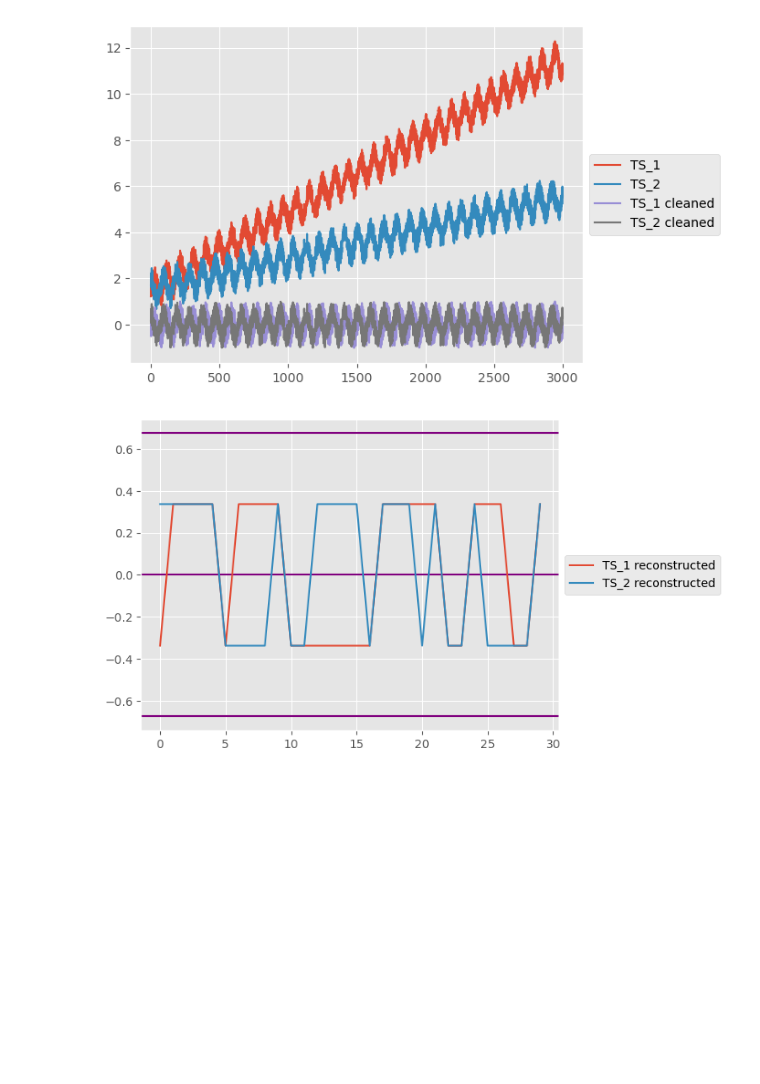
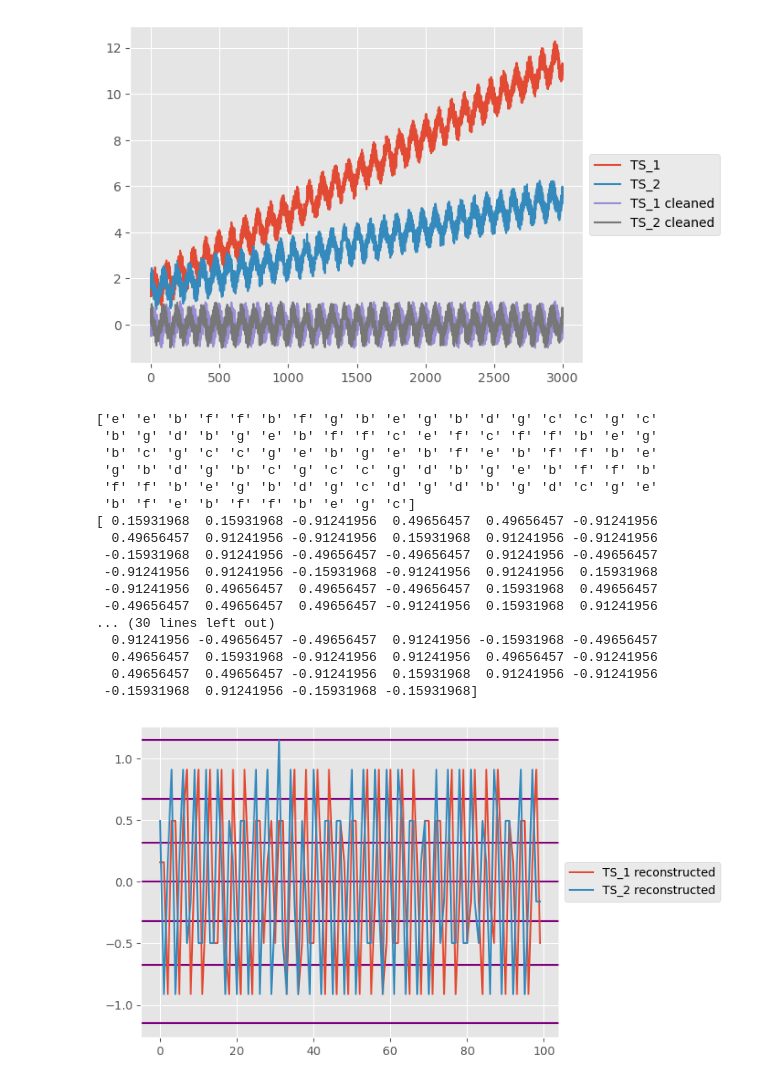
Before and after one commit to KlaraGtknst/TSDM_WS23_34, a Jupyter notebook: Exercise_03_representation.ipynb, the cells around one changed output. Drawn from its saved outputs; the diff is of its cells as text; code cells hidden in the pictures; blank space fills up the shorter version.

Commit message:
fix: more windows for better usage of SAX symbols

```diff
--- a/Exercise_03_representation.ipynb
+++ b/Exercise_03_representation.ipynb
@@ -405,26 +405,44 @@ plt.show()
 [figure]
 # %%
 # Apply the SAX to the cleaned time series and plot them
-# TODO: values only two options?
-sax = SAX(4, n_sections=N_SECTIONS)
+
+sax = SAX(8, n_sections=100)
+# if n_sections = # windows = 30: the windows are too big and the average is equal for all windows -> only few SAX values are used
 sax.fit(cleaned_yy) # TS_1
 yy_transformed = sax.transform(cleaned_yy)
 yy_recon = sax.reconstruct(yy_transformed)
 for i in sax.breakpoints:
     plt.axhline(i, c="red")
 sax.fit(cleaned_bb) # TS_2
 bb_transformed = sax.transform(cleaned_bb)
 bb_recon = sax.reconstruct(bb_transformed)
 for i in sax.breakpoints:
     plt.axhline(i, c="blue", alpha=0.5)
 
 # print(yy_transformed)
 # print(yy_recon)
 # print(bb_transformed)
 # print(bb_recon)
 plt.plot(yy_recon, label='TS_1 reconstructed')
 plt.plot(bb_recon, label='TS_2 reconstructed')
 plt.legend(loc='center left', bbox_to_anchor=(1, 0.5))
 plt.show()
 # %% [output]
+['e' 'e' 'b' 'f' 'f' 'b' 'f' 'g' 'b' 'e' 'g' 'b' 'd' 'g' 'c' 'c' 'g' 'c'
+ 'b' 'g' 'd' 'b' 'g' 'e' 'b' 'f' 'f' 'c' 'e' 'f' 'c' 'f' 'f' 'b' 'e' 'g'
+ 'b' 'c' 'g' 'c' 'c' 'g' 'e' 'b' 'g' 'e' 'b' 'f' 'e' 'b' 'f' 'f' 'b' 'e'
+ 'g' 'b' 'd' 'g' 'b' 'c' 'g' 'c' 'c' 'g' 'd' 'b' 'g' 'e' 'b' 'f' 'f' 'b'
+ 'f' 'f' 'b' 'e' 'g' 'b' 'd' 'g' 'c' 'd' 'g' 'd' 'b' 'g' 'd' 'c' 'g' 'e'
+ 'b' 'f' 'e' 'b' 'f' 'f' 'b' 'e' 'g' 'c']
+[ 0.15931968  0.15931968 -0.91241956  0.49656457  0.49656457 -0.91241956
+  0.49656457  0.91241956 -0.91241956  0.15931968  0.91241956 -0.91241956
+ -0.15931968  0.91241956 -0.49656457 -0.49656457  0.91241956 -0.49656457
+ -0.91241956  0.91241956 -0.15931968 -0.91241956  0.91241956  0.15931968
+ -0.91241956  0.49656457  0.49656457 -0.49656457  0.15931968  0.49656457
+ -0.49656457  0.49656457  0.49656457 -0.91241956  0.15931968  0.91241956
+... (30 lines left out)
+  0.91241956 -0.49656457 -0.49656457  0.91241956 -0.15931968 -0.49656457
+  0.49656457  0.15931968 -0.91241956  0.91241956  0.49656457 -0.91241956
+  0.49656457  0.49656457 -0.91241956  0.15931968  0.91241956 -0.91241956
+ -0.15931968  0.91241956 -0.15931968 -0.15931968]
-[figure, old version]
+[figure, new version]
```
